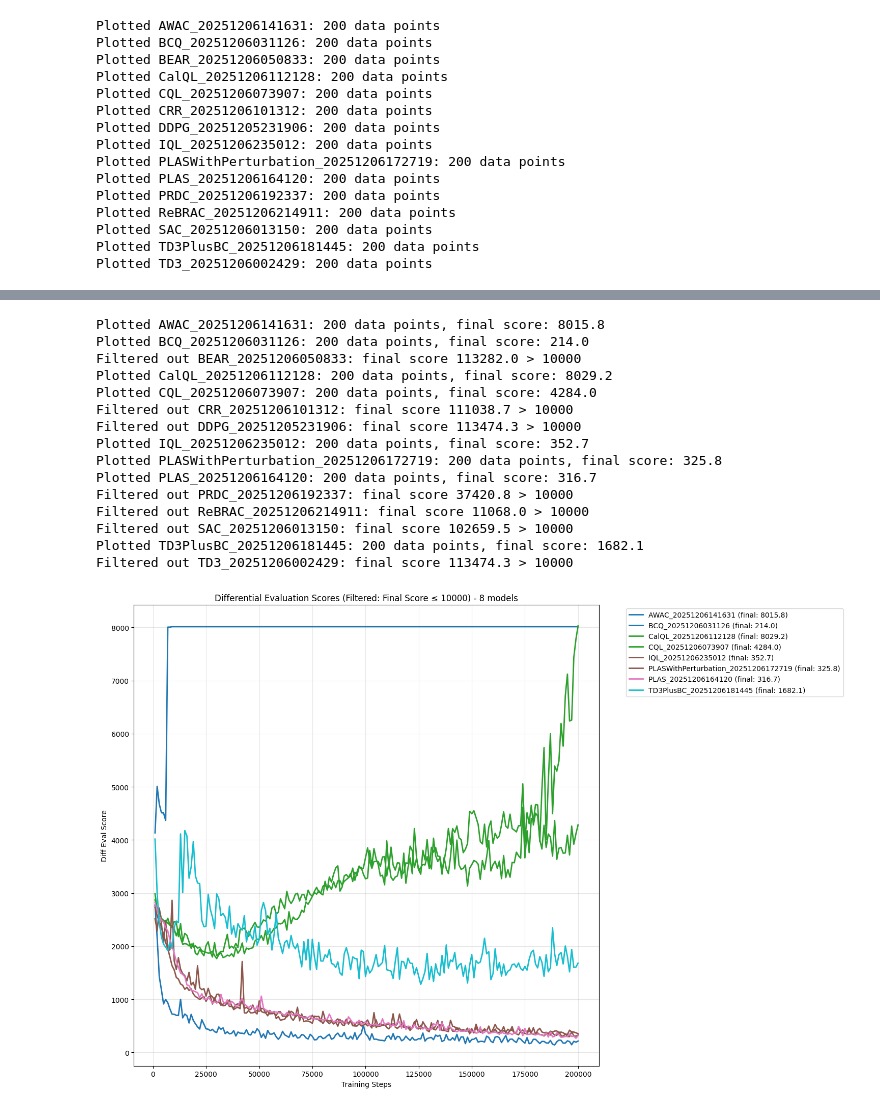
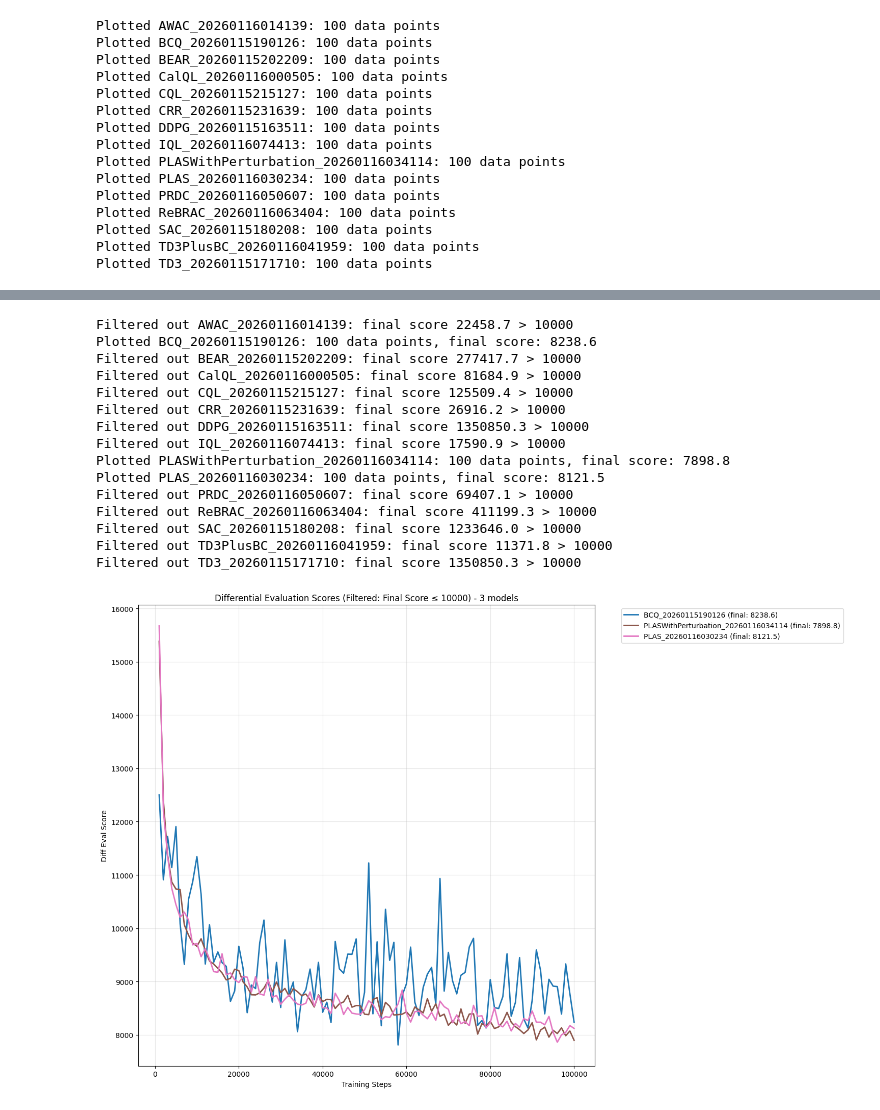
Before and after one commit to mclordo/research2.0, a Jupyter notebook: script/analyseModels.ipynb, the cells around one changed output, grey strips where cells are left out. Saved outputs shown, nothing was run; the diff lists cells and outputs as text; code cells hidden in the pictures.

```diff
--- a/script/analyseModels.ipynb
+++ b/script/analyseModels.ipynb
@@ -9,7 +9,7 @@ import matplotlib.pyplot as plt
 import json
 
 # Set the base directory for d3rlpy logs
-base_dir = "d3rlpy_logs"
+base_dir = "logs/6 full day episodes simulated/d3rlpy_logs"
 testEpisode = "../data/episFormula/test"
 
 #reads all the episodes in a particular folder and reutns them in a array consisting of arrays with tuples
@@ -199,7 +208,7 @@ import numpy as np
 
 # Function to plot diff_eval for all models
 def plot_diff_eval_all_models():
-    logs_dir = "logs/d3rlpy_logs"
+    logs_dir = "logs/6 full day episodes simulated every algo/d3rlpy_logs"
 
     if not os.path.exists(logs_dir):
         print(f"Directory {logs_dir} not found!")
@@ -244,7 +253,7 @@ def plot_diff_eval_all_models():
 
 # Function to plot diff_eval for models with final score <= 10000
 def plot_diff_eval_filtered_models():
-    logs_dir = "logs/d3rlpy_logs"
+    logs_dir = "logs/6 full day episodes simulated every algo/d3rlpy_logs"
 
     if not os.path.exists(logs_dir):
         print(f"Directory {logs_dir} not found!")
@@ -299,18 +308,18 @@ def plot_diff_eval_filtered_models():
 plot_diff_eval_all_models()
 plot_diff_eval_filtered_models()
 # %% [output]
-Plotted AWAC_20251206141631: 200 data points
-Plotted BCQ_20251206031126: 200 data points
-Plotted BEAR_20251206050833: 200 data points
-Plotted CalQL_20251206112128: 200 data points
-Plotted CQL_20251206073907: 200 data points
-Plotted CRR_20251206101312: 200 data points
-Plotted DDPG_20251205231906: 200 data points
-Plotted IQL_20251206235012: 200 data points
-Plotted PLASWithPerturbation_20251206172719: 200 data points
-Plotted PLAS_20251206164120: 200 data points
-Plotted PRDC_20251206192337: 200 data points
-Plotted ReBRAC_20251206214911: 200 data points
-Plotted SAC_20251206013150: 200 data points
-Plotted TD3PlusBC_20251206181445: 200 data points
-Plotted TD3_20251206002429: 200 data points
+Plotted AWAC_20260116014139: 100 data points
+Plotted BCQ_20260115190126: 100 data points
+Plotted BEAR_20260115202209: 100 data points
+Plotted CalQL_20260116000505: 100 data points
+Plotted CQL_20260115215127: 100 data points
+Plotted CRR_20260115231639: 100 data points
+Plotted DDPG_20260115163511: 100 data points
+Plotted IQL_20260116074413: 100 data points
+Plotted PLASWithPerturbation_20260116034114: 100 data points
+Plotted PLAS_20260116030234: 100 data points
+Plotted PRDC_20260116050607: 100 data points
+Plotted ReBRAC_20260116063404: 100 data points
+Plotted SAC_20260115180208: 100 data points
+Plotted TD3PlusBC_20260116041959: 100 data points
+Plotted TD3_20260115171710: 100 data points
@@ -318,16 +327,16 @@ Plotted TD3_20251206002429: 200 data points
-Plotted AWAC_20251206141631: 200 data points, final score: 8015.8
-Plotted BCQ_20251206031126: 200 data points, final score: 214.0
-Filtered out BEAR_20251206050833: final score 113282.0 > 10000
-Plotted CalQL_20251206112128: 200 data points, final score: 8029.2
-Plotted CQL_20251206073907: 200 data points, final score: 4284.0
-Filtered out CRR_20251206101312: final score 111038.7 > 10000
-Filtered out DDPG_20251205231906: final score 113474.3 > 10000
-Plotted IQL_20251206235012: 200 data points, final score: 352.7
-Plotted PLASWithPerturbation_20251206172719: 200 data points, final score: 325.8
-Plotted PLAS_20251206164120: 200 data points, final score: 316.7
-Filtered out PRDC_20251206192337: final score 37420.8 > 10000
-Filtered out ReBRAC_20251206214911: final score 11068.0 > 10000
-Filtered out SAC_20251206013150: final score 102659.5 > 10000
-Plotted TD3PlusBC_20251206181445: 200 data points, final score: 1682.1
-Filtered out TD3_20251206002429: final score 113474.3 > 10000
+Filtered out AWAC_20260116014139: final score 22458.7 > 10000
+Plotted BCQ_20260115190126: 100 data points, final score: 8238.6
+Filtered out BEAR_20260115202209: final score 277417.7 > 10000
+Filtered out CalQL_20260116000505: final score 81684.9 > 10000
+Filtered out CQL_20260115215127: final score 125509.4 > 10000
+Filtered out CRR_20260115231639: final score 26916.2 > 10000
+Filtered out DDPG_20260115163511: final score 1350850.3 > 10000
+Filtered out IQL_20260116074413: final score 17590.9 > 10000
+Plotted PLASWithPerturbation_20260116034114: 100 data points, final score: 7898.8
+Plotted PLAS_20260116030234: 100 data points, final score: 8121.5
+Filtered out PRDC_20260116050607: final score 69407.1 > 10000
+Filtered out ReBRAC_20260116063404: final score 411199.3 > 10000
+Filtered out SAC_20260115180208: final score 1233646.0 > 10000
+Filtered out TD3PlusBC_20260116041959: final score 11371.8 > 10000
+Filtered out TD3_20260115171710: final score 1350850.3 > 10000
-[figure, old version]
+[figure, new version]
```
Also changed, not shown: parts of 2 cells of this notebook, 3 other files.
